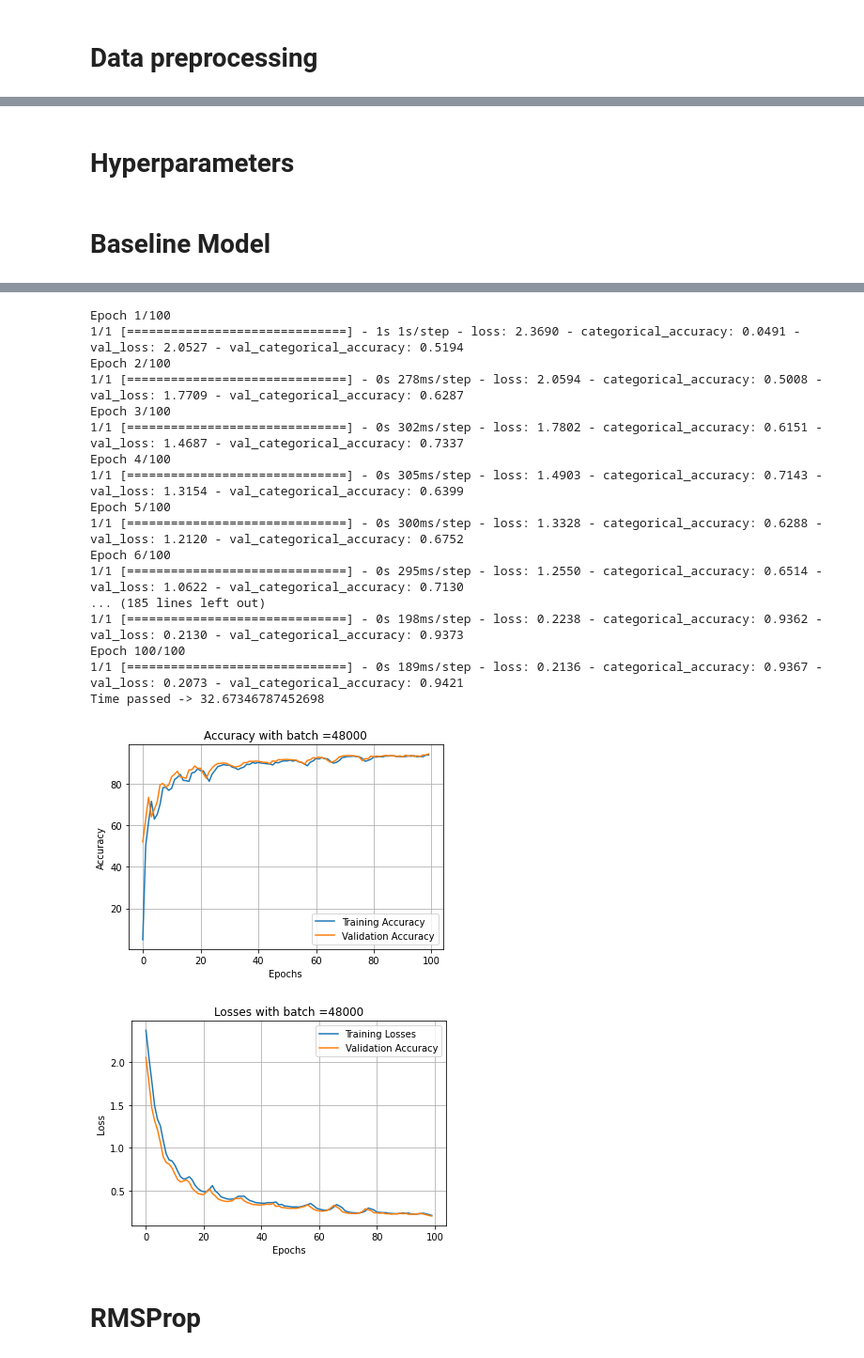
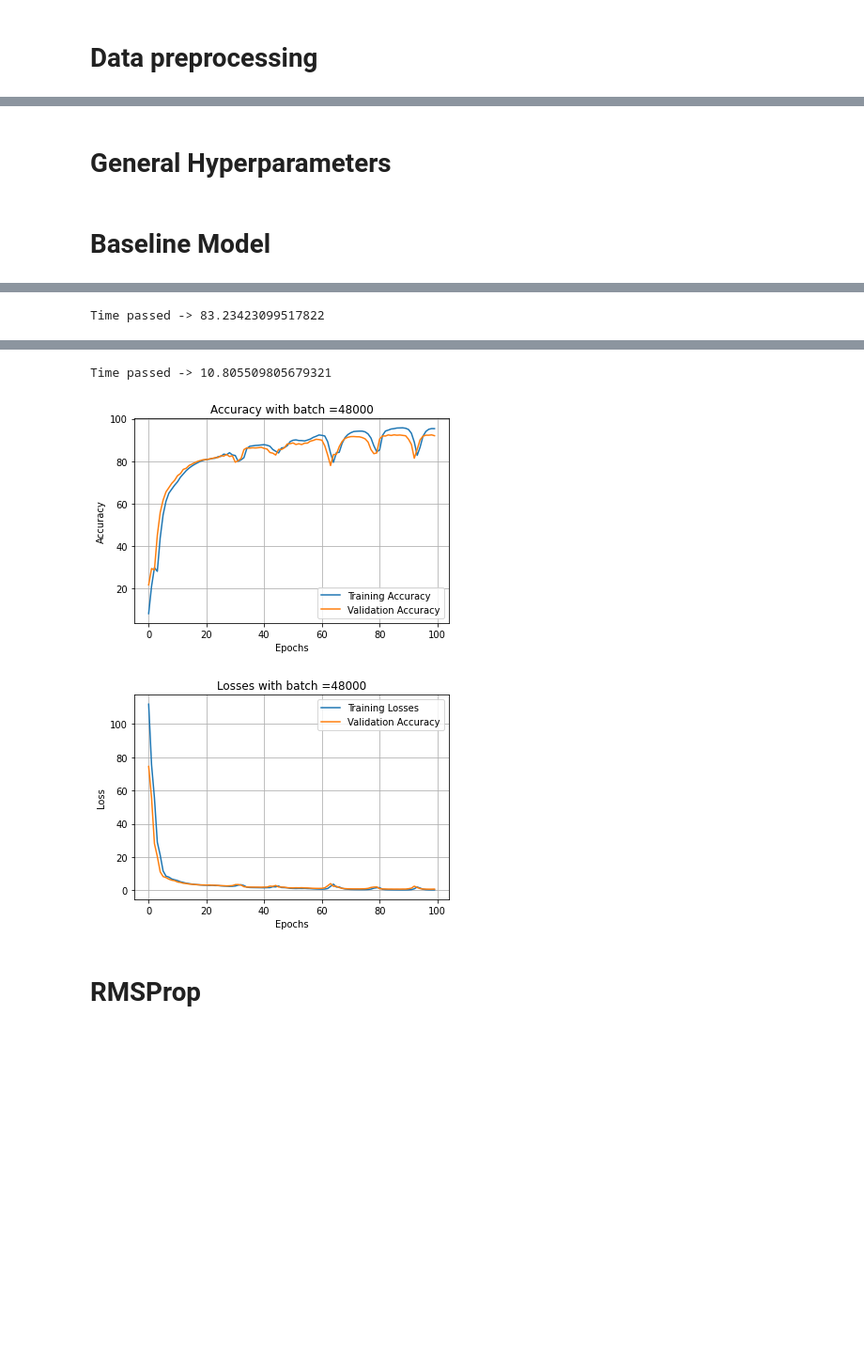
Before and after one commit to mylo19/Computanional-Intellince, a Jupyter notebook: mpl-mnist.ipynb, the cells around one changed output, grey strips where cells are left out. Shown at 94% size. Cells and saved outputs as stored; diff of their text form; code cells hidden in the pictures; blank space fills up the shorter version.

```diff
--- a/mpl-mnist.ipynb
+++ b/mpl-mnist.ipynb
@@ -20,11 +22,13 @@ y_train = np_utils.to_categorical(y_train, 10)
 y_test = np_utils.to_categorical(y_test, 10)
 
 # x data normalisation
-x_train = x_train / np.max(x_train)
-x_test = x_test / np.max(x_test)
+normalisation = False
+if normalisation:
+    x_train = x_train / np.max(x_train)
+    x_test = x_test / np.max(x_test)
 
 length_training = int(0.8 * len(x_train))
-length_testing = int(0.2 * len(x_train))
+length_validation = int(0.2 * len(x_train))
 
-x_train, x_validation = tf.split(x_train, [length_training, length_testing], 0)
-y_train, y_validation = tf.split(y_train, [length_training, length_testing], 0)
+x_train, x_validation = tf.split(x_train, [length_training, length_validation], 0)
+y_train, y_validation = tf.split(y_train, [length_training, length_validation], 0)
@@ -31,2 +39,2 @@ y_train, y_validation = tf.split(y_train, [length_training, length_testing], 0)
 # %% [markdown]
-# Hyperparameters
+# General Hyperparameters
@@ -40,15 +41,25 @@ learning_rate_sgd = 0.01
+# %%
+epochs = 100
+input_shape = [28, 28]
+neurons_first_layer = 128
+neurons_second_layer = 256
+neurons_output = 10
 # %% [markdown]
 # Baseline Model
 # %%
-for batch in batch_sizes_baseline:
+# hyperparameters
+batch_sizes = [256, length_training] #[1, 256, length_training]
+
+# model setting
+for batch_size in batch_sizes:
     start = time.time()
     model_baseline = Sequential()
-    model_baseline.add(Flatten(input_shape=(28, 28)))
-    model_baseline.add(Dense(128, activation='relu'))
-    model_baseline.add(Dense(256, activation='relu'))
-    model_baseline.add(Dense(10, activation='softmax'))
+    model_baseline.add(Flatten(input_shape=input_shape))
+    model_baseline.add(Dense(neurons_first_layer, activation='relu'))
+    model_baseline.add(Dense(neurons_second_layer, activation='relu'))
+    model_baseline.add(Dense(neurons_output, activation='softmax'))
     model_baseline.compile(loss=tf.keras.losses.CategoricalCrossentropy(), metrics=[tf.keras.metrics.CategoricalAccuracy()])
-    fit_model = model_baseline.fit(x_train, y_train, batch_size=batch, epochs=epochs, validation_data=(x_validation, y_validation))
+    fit_model = model_baseline.fit(x_train, y_train, batch_size=batch_size, epochs=epochs, validation_data=(x_validation, y_validation),verbose=0)
 
     print(f'Time passed -> ' +str(time.time() - start))
 
@@ -58,7 +69,7 @@ for batch in batch_sizes_baseline:
     plt.plot(train_accuracy)
     plt.plot(validation_accuracy)
 
-    plt.title(f'Accuracy with batch =' + str(batch))
+    plt.title(f'Accuracy with batch =' + str(batch_size))
     plt.xlabel('Epochs')
     plt.ylabel('Accuracy')
     plt.legend(['Training Accuracy', 'Validation Accuracy'], loc='lower right')
@@ -71,7 +82,7 @@ for batch in batch_sizes_baseline:
     plt.plot(train_loss)
     plt.plot(validation_loss)
 
-    plt.title(f'Losses with batch =' + str(batch))
+    plt.title(f'Losses with batch =' + str(batch_size))
     plt.xlabel('Epochs')
     plt.ylabel('Loss')
     plt.legend(['Training Losses', 'Validation Accuracy'], loc='upper right')
@@ -97,0 +93 @@ Time passed -> 148.73362278938293
+Time passed -> 83.23423099517822
@@ -100,22 +96,6 @@ Time passed -> 148.73362278938293
-Epoch 1/100
-1/1 [==============================] - 1s 1s/step - loss: 2.3690 - categorical_accuracy: 0.0491 - val_loss: 2.0527 - val_categorical_accuracy: 0.5194
-Epoch 2/100
-1/1 [==============================] - 0s 278ms/step - loss: 2.0594 - categorical_accuracy: 0.5008 - val_loss: 1.7709 - val_categorical_accuracy: 0.6287
-Epoch 3/100
-1/1 [==============================] - 0s 302ms/step - loss: 1.7802 - categorical_accuracy: 0.6151 - val_loss: 1.4687 - val_categorical_accuracy: 0.7337
-Epoch 4/100
-1/1 [==============================] - 0s 305ms/step - loss: 1.4903 - categorical_accuracy: 0.7143 - val_loss: 1.3154 - val_categorical_accuracy: 0.6399
-Epoch 5/100
-1/1 [==============================] - 0s 300ms/step - loss: 1.3328 - categorical_accuracy: 0.6288 - val_loss: 1.2120 - val_categorical_accuracy: 0.6752
-Epoch 6/100
-1/1 [==============================] - 0s 295ms/step - loss: 1.2550 - categorical_accuracy: 0.6514 - val_loss: 1.0622 - val_categorical_accuracy: 0.7130
-... (185 lines left out)
-1/1 [==============================] - 0s 198ms/step - loss: 0.2238 - categorical_accuracy: 0.9362 - val_loss: 0.2130 - val_categorical_accuracy: 0.9373
-Epoch 100/100
-1/1 [==============================] - 0s 189ms/step - loss: 0.2136 - categorical_accuracy: 0.9367 - val_loss: 0.2073 - val_categorical_accuracy: 0.9421
-Time passed -> 32.67346787452698
+Time passed -> 10.805509805679321
-[figure, old version]
+[figure, new version]
-[figure, old version]
+[figure, new version]
 # %% [markdown]
 # RMSProp
 # %%
```
Also changed, not shown: parts of 11 cells of this notebook.
